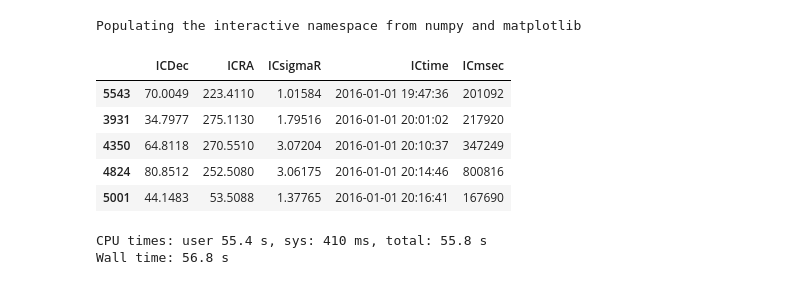
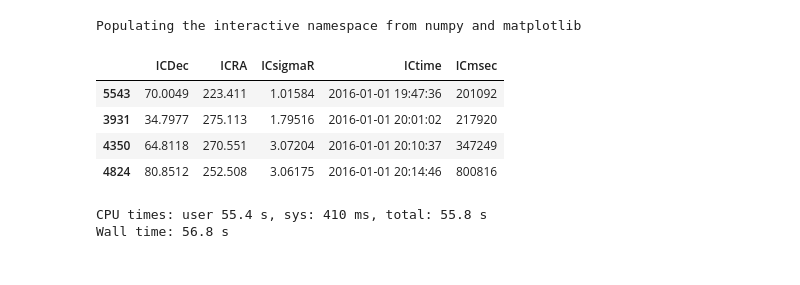
Before and after one commit to hayalaso/Analyses_AMON, a Jupyter notebook: HAWC_IC/multi_correlation_analysis.ipynb, the cells around one changed output. Cells and saved outputs as stored; diff of their text form; code cells hidden in the pictures.

```diff
--- a/HAWC_IC/multi_correlation_analysis.ipynb
+++ b/HAWC_IC/multi_correlation_analysis.ipynb
@@ -232,14 +232,13 @@ dfic = pd.read_csv("IC-singlet-Dec15old-Jan16new-shuffled.csv")
 dfic['ICtime']=pd.to_datetime(dfic['ICtime'])
 dfic = dfic.sort_values(by='ICtime')
 # %%
-dfic.head(500)[205:210]
+dfic.head(500)[205:209]
 # %% [output]
 |  | ICDec | ICRA | ICsigmaR | ICtime | ICmsec |
-| 5543 | 70.0049 | 223.4110 | 1.01584 | 2016-01-01 19:47:36 | 201092 |
-| 3931 | 34.7977 | 275.1130 | 1.79516 | 2016-01-01 20:01:02 | 217920 |
-| 4350 | 64.8118 | 270.5510 | 3.07204 | 2016-01-01 20:10:37 | 347249 |
-| 4824 | 80.8512 | 252.5080 | 3.06175 | 2016-01-01 20:14:46 | 800816 |
-| 5001 | 44.1483 | 53.5088 | 1.37765 | 2016-01-01 20:16:41 | 167690 |
+| 5543 | 70.0049 | 223.411 | 1.01584 | 2016-01-01 19:47:36 | 201092 |
+| 3931 | 34.7977 | 275.113 | 1.79516 | 2016-01-01 20:01:02 | 217920 |
+| 4350 | 64.8118 | 270.551 | 3.07204 | 2016-01-01 20:10:37 | 347249 |
+| 4824 | 80.8512 | 252.508 | 3.06175 | 2016-01-01 20:14:46 | 800816 |
 # %%
 %%time
 spca = 3.5
```
